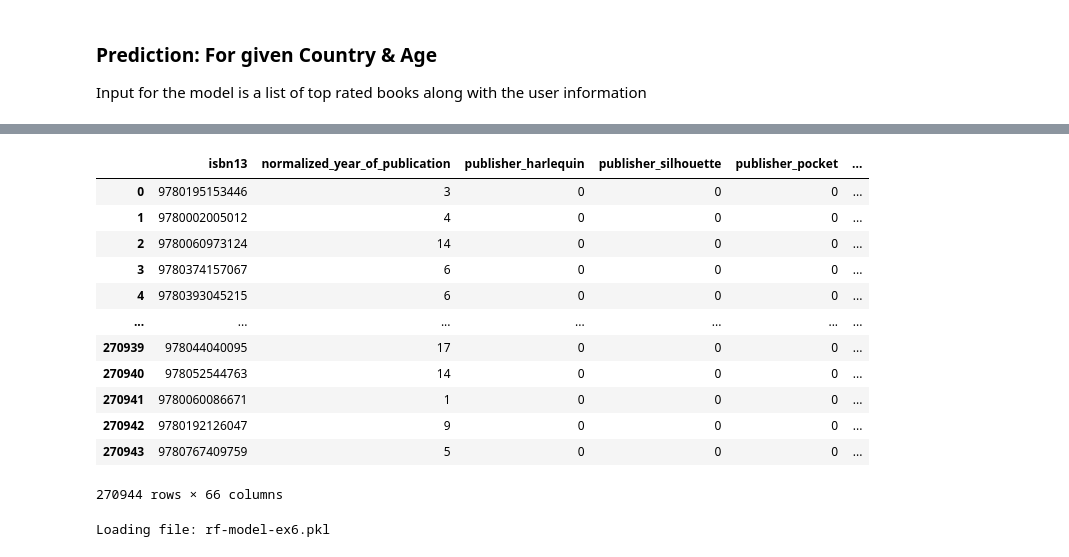
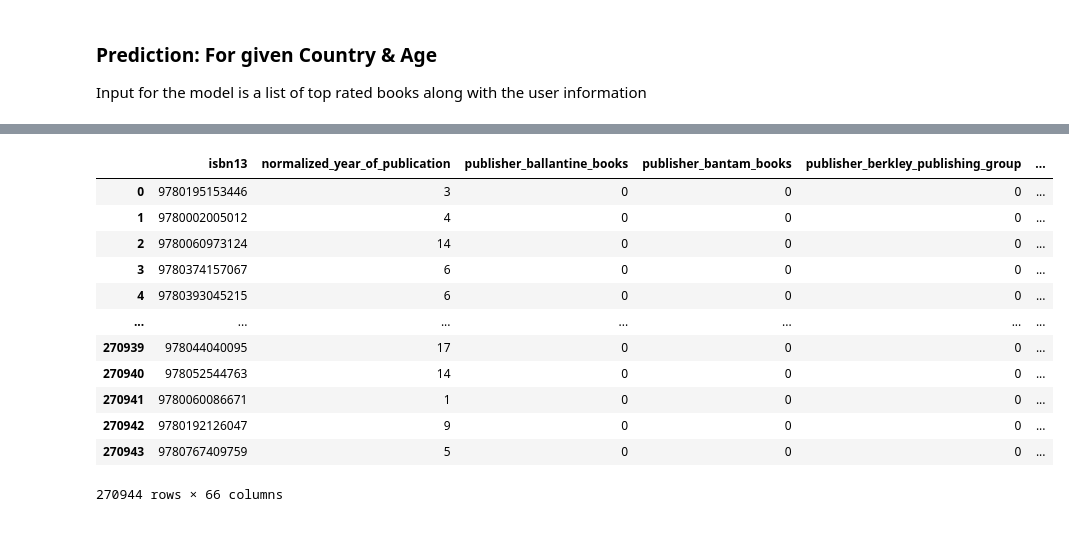
Before and after one commit to fichtnerma/Recommender, a Jupyter notebook: rf-user-prediction.ipynb, the cells around one changed output, grey strips where cells are left out. Drawn from its saved outputs; the diff is of its cells as text; code cells hidden in the pictures.

```diff
--- a/rf-user-prediction.ipynb
+++ b/rf-user-prediction.ipynb
@@ -7,12 +7,14 @@ Input for the model is a list of top rated books along with the user information
 from bibrec.server.Utils import *
 
 # Load the model from the file
-model_file = "rf-model.pkl"
+MODEL_FILE_PKL = "data/rf-model.pkl"
 
 # input user
 user = pd.DataFrame([{
+    'userId': None,
     'age': 20,
     'city': None,
     'state': None,
     'country': "usa"
 }])
+user
@@ -51,12 +44,12 @@ df_user
 # %%
 # predict based on all available books
-encoded_books = get_encoded_books()
+encoded_books = get_encoded_books("data/encoded_books.csv")
 df_books = encoded_books.filter(regex="isbn13|normalized_year_of_publication|publisher_", axis=1)
 # add user features to encoded books
 df_input = df_books.assign(**df_user.iloc[0])
 df_input
 # %% [output]
-|  | isbn13 | normalized_year_of_publication | publisher_harlequin | publisher_silhouette | publisher_pocket | ... |
+|  | isbn13 | normalized_year_of_publication | publisher_ballantine_books | publisher_bantam_books | publisher_berkley_publishing_group | ... |
 | 0 | 9780195153446 | 3 | 0 | 0 | 0 | ... |
 | 1 | 9780002005012 | 4 | 0 | 0 | 0 | ... |
 | 2 | 9780060973124 | 14 | 0 | 0 | 0 | ... |
@@ -69,15 +62,3 @@ df_input
 | 270942 | 9780192126047 | 9 | 0 | 0 | 0 | ... |
 | 270943 | 9780767409759 | 5 | 0 | 0 | 0 | ... |
 270944 rows × 66 columns
-# %%
-from os.path import exists
-import pickle
-
-if not exists(model_file):
-    exit("No model found")
-
-print("Loading file:", model_file)
-with open(model_file, "rb") as file:
-    rfc = pickle.load(file)
-# %% [output]
-Loading file: rf-model-ex6.pkl
```
Also changed, not shown: parts of 10 cells of this notebook, 3 other files.
